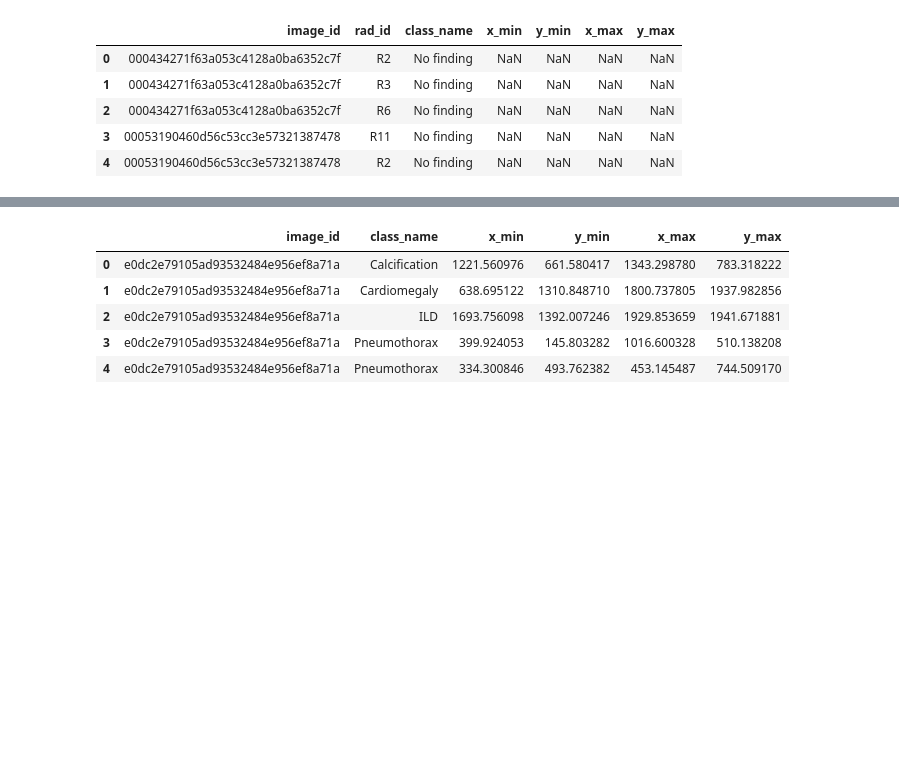
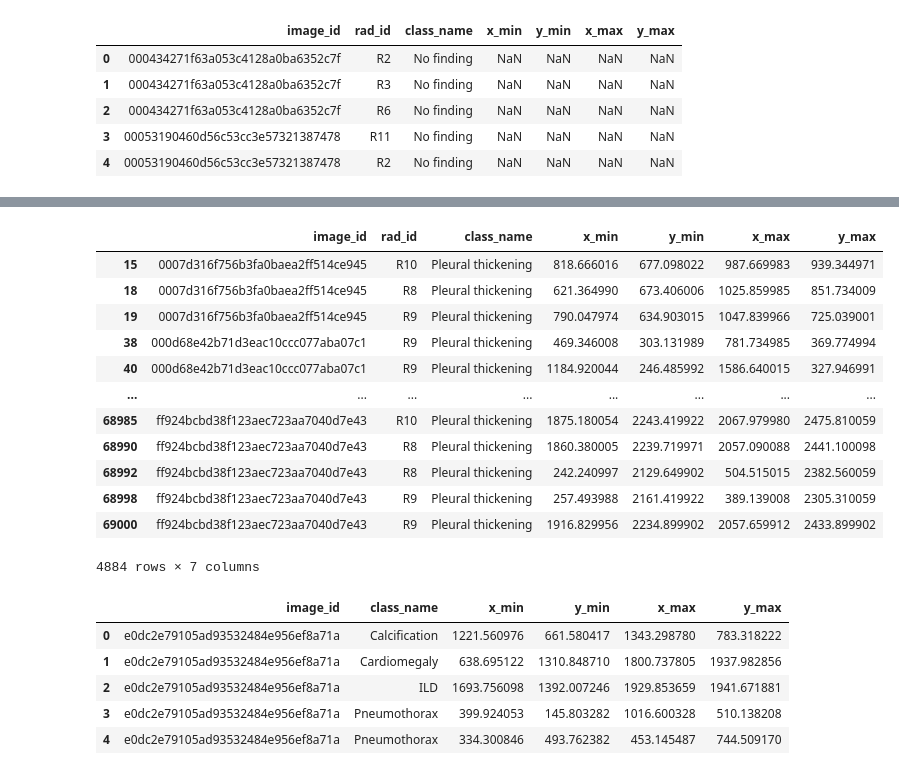
Before and after one commit to harshvardhan10/thesis-codebase, a Jupyter notebook: notebooks/eda_vindr_cxr.ipynb, the cells around one changed output, grey strips where cells are left out. Cells and saved outputs as stored; diff of their text form; code cells hidden in the pictures; blank space fills up the shorter version.

```diff
--- a/notebooks/eda_vindr_cxr.ipynb
+++ b/notebooks/eda_vindr_cxr.ipynb
@@ -15,3 +52,19 @@ annot_train.head()
+# %%
+annot_train[annot_train.class_name == "Pleural thickening"]
+# %% [output]
+|  | image_id | rad_id | class_name | x_min | y_min | x_max | y_max |
+| 15 | 0007d316f756b3fa0baea2ff514ce945 | R10 | Pleural thickening | 818.666016 | 677.098022 | 987.669983 | 939.344971 |
+| 18 | 0007d316f756b3fa0baea2ff514ce945 | R8 | Pleural thickening | 621.364990 | 673.406006 | 1025.859985 | 851.734009 |
+| 19 | 0007d316f756b3fa0baea2ff514ce945 | R9 | Pleural thickening | 790.047974 | 634.903015 | 1047.839966 | 725.039001 |
+| 38 | 000d68e42b71d3eac10ccc077aba07c1 | R9 | Pleural thickening | 469.346008 | 303.131989 | 781.734985 | 369.774994 |
+| 40 | 000d68e42b71d3eac10ccc077aba07c1 | R9 | Pleural thickening | 1184.920044 | 246.485992 | 1586.640015 | 327.946991 |
+| ... | ... | ... | ... | ... | ... | ... | ... |
+| 68985 | ff924bcbd38f123aec723aa7040d7e43 | R10 | Pleural thickening | 1875.180054 | 2243.419922 | 2067.979980 | 2475.810059 |
+| 68990 | ff924bcbd38f123aec723aa7040d7e43 | R8 | Pleural thickening | 1860.380005 | 2239.719971 | 2057.090088 | 2441.100098 |
+| 68992 | ff924bcbd38f123aec723aa7040d7e43 | R8 | Pleural thickening | 242.240997 | 2129.649902 | 504.515015 | 2382.560059 |
+| 68998 | ff924bcbd38f123aec723aa7040d7e43 | R9 | Pleural thickening | 257.493988 | 2161.419922 | 389.139008 | 2305.310059 |
+| 69000 | ff924bcbd38f123aec723aa7040d7e43 | R9 | Pleural thickening | 1916.829956 | 2234.899902 | 2057.659912 | 2433.899902 |
+4884 rows × 7 columns
 # %%
 annot_test.head()
 # %% [output]
```
Also changed, not shown: parts of 14 cells of this notebook, 1 other file.
